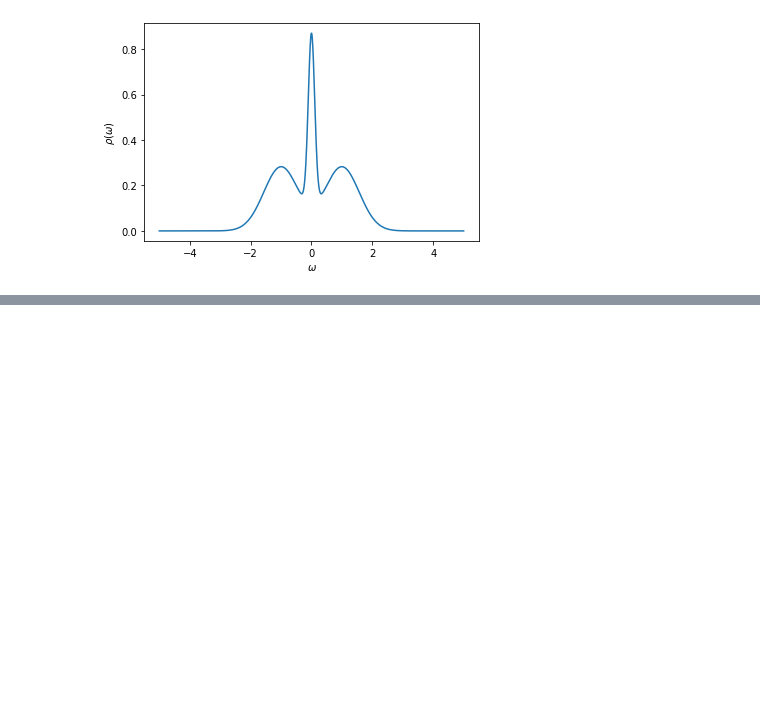
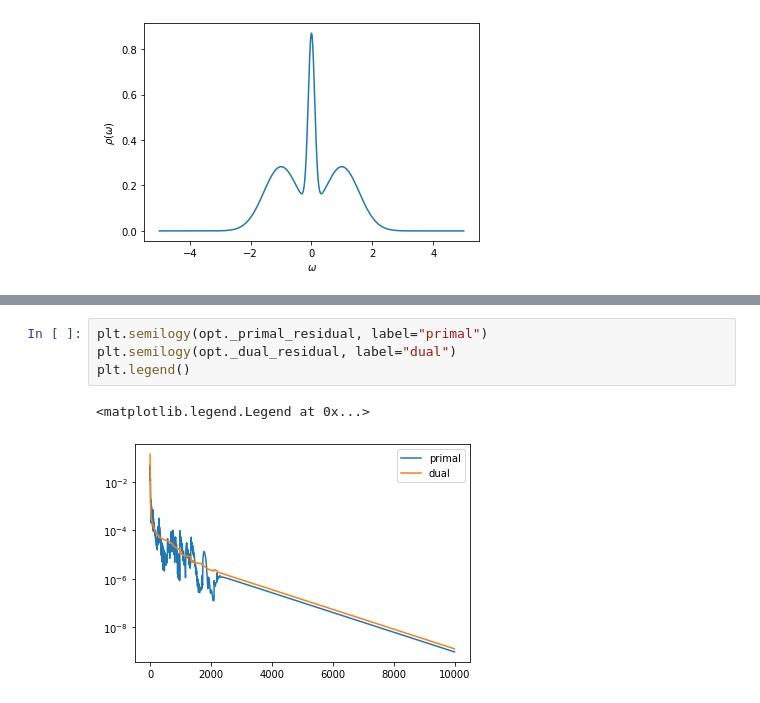
Before and after one commit to SpM-lab/admmsolver, a Jupyter notebook: notebooks/spm.ipynb, the cells around one changed output, grey strips where cells are left out. Cells and saved outputs as stored; diff of their text form; blank space fills up the shorter version.

```diff
--- a/notebooks/spm.ipynb
+++ b/notebooks/spm.ipynb
@@ -110,0 +130,7 @@ plt.plot(omegas, (basis.v(omegas).T @ opt.x[0]).real)
+# %%
+plt.semilogy(opt._primal_residual, label="primal")
+plt.semilogy(opt._dual_residual, label="dual")
+plt.legend()
+# %% [output]
+<matplotlib.legend.Legend at 0x...>
+[figure, added]
```
Also changed, not shown: parts of 9 cells of this notebook, 3 other files.
